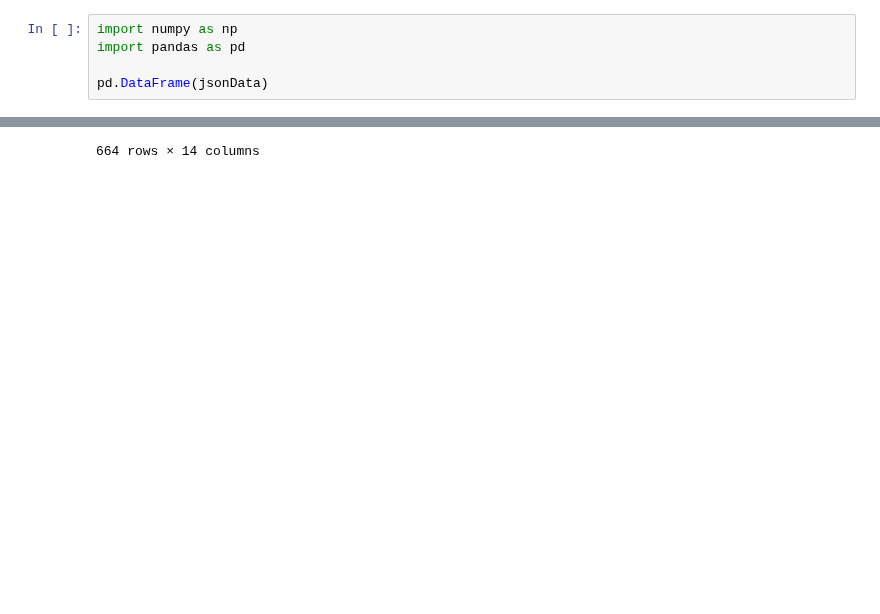
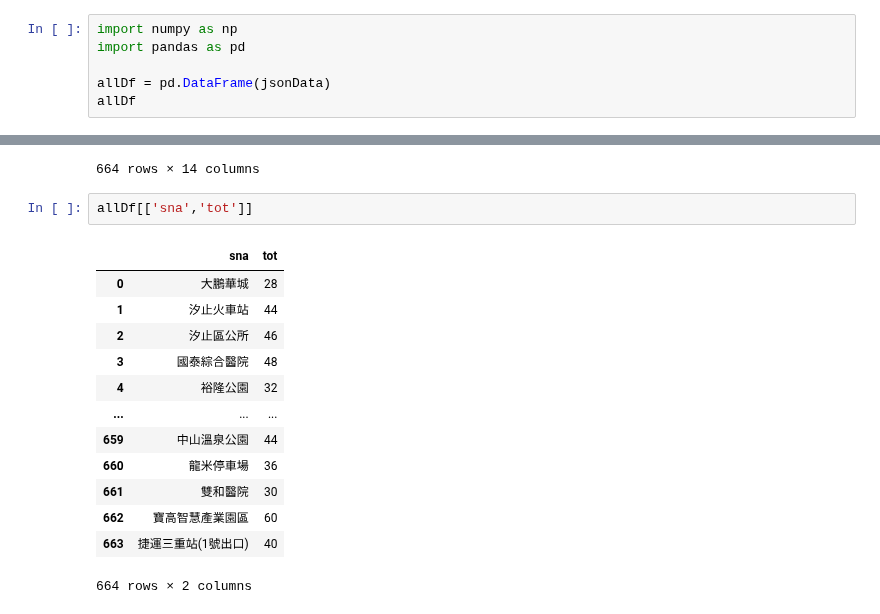
Before and after one commit to roberthsu2003/PythonForDataAnalysis, a Jupyter notebook: 星期13/lesson17_3.ipynb, the cells around one changed output, grey strips where cells are left out. Cells and saved outputs as stored; diff of their text form; blank space fills up the shorter version.

```diff
--- a/星期13/lesson17_3.ipynb
+++ b/星期13/lesson17_3.ipynb
@@ -26,7 +26,8 @@ jsonData
 import numpy as np
 import pandas as pd
 
-pd.DataFrame(jsonData)
+allDf = pd.DataFrame(jsonData)
+allDf
 # %% [output]
 |  | sno | sna | tot | sbi | sarea | mday | lat | lng | ar | sareaen | snaen | ... |
 | 0 | 1001 | 大鵬華城 | 28 | 14 | 新店區 | 20220413195445 | 24.99116 | 121.53398 | 新北市新店區中正路700巷3號 | Xindian Dist. | Dapeng Community | ... |
@@ -41,3 +42,19 @@ pd.DataFrame(jsonData)
 | 662 | 1762 | 寶高智慧產業園區 | 60 | 26 | 新店區 | 20220413195430 | 24.977500 | 121.551330 | 寶高路10號(旁) | Xindian Dist. | Baogao Intelligent Industrial Park | ... |
 | 663 | 1763 | 捷運三重站(1號出口) | 40 | 20 | 三重區 | 20220413195423 | 25.054640 | 121.483220 | 捷運路36號(旁) | Sanchong Dist. | MRT Sanchong Station (Exit.1) | ... |
 664 rows × 14 columns
+# %%
+allDf[['sna','tot']]
+# %% [output]
+|  | sna | tot |
+| 0 | 大鵬華城 | 28 |
+| 1 | 汐止火車站 | 44 |
+| 2 | 汐止區公所 | 46 |
+| 3 | 國泰綜合醫院 | 48 |
+| 4 | 裕隆公園 | 32 |
+| ... | ... | ... |
+| 659 | 中山溫泉公園 | 44 |
+| 660 | 龍米停車場 | 36 |
+| 661 | 雙和醫院 | 30 |
+| 662 | 寶高智慧產業園區 | 60 |
+| 663 | 捷運三重站(1號出口) | 40 |
+664 rows × 2 columns
```
Also changed, not shown: parts of 1 cell of this notebook.
